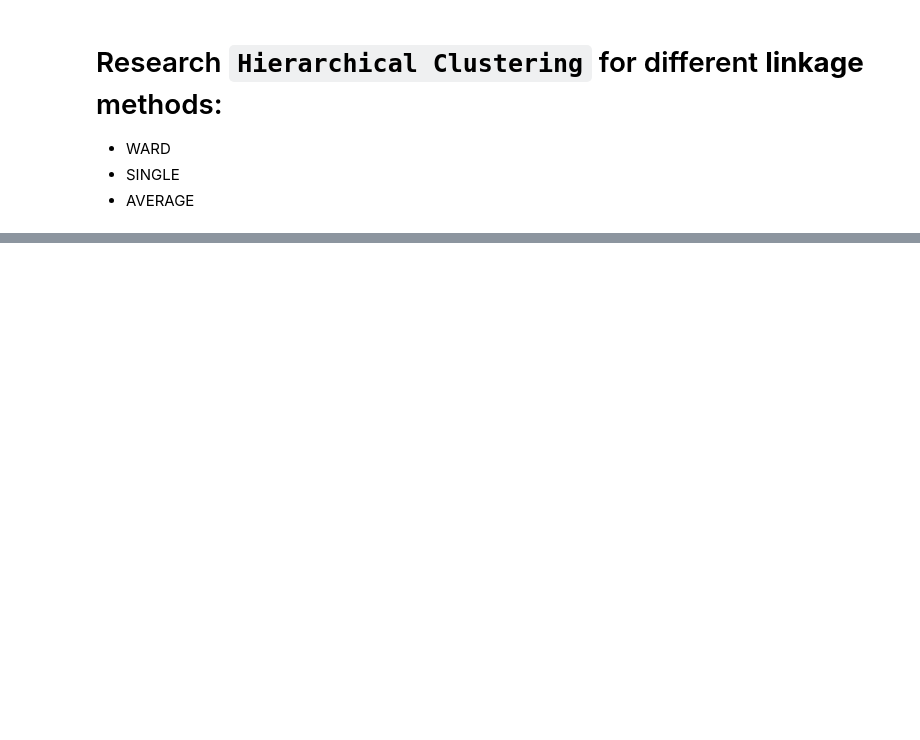
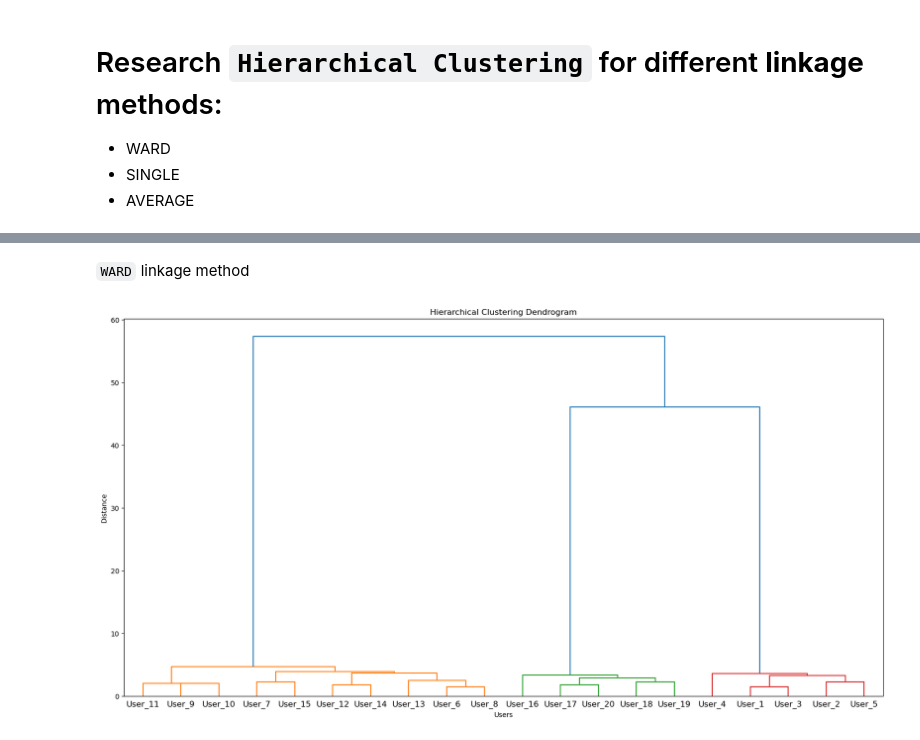
Before and after one commit to tgvp/Algoritmos-Recomendacao, a Jupyter notebook: src/rs-starter.ipynb, the cells around one changed output, grey strips where cells are left out. Saved outputs shown, nothing was run; the diff lists cells and outputs as text; code cells hidden in the pictures; blank space fills up the shorter version.

```diff
--- a/src/rs-starter.ipynb
+++ b/src/rs-starter.ipynb
@@ -1026,0 +1070,19 @@ array([7, 3, 2], dtype=int64)
+# %% [markdown]
+`WARD` linkage method
+# %%
+# Hierarchical clustering - ward
+linkage_matrix = linkage(explicit_matrix, method='ward', metric='euclidean')
+
+# Dendrogram
+plt.figure(figsize=(20, 10))
+dendrogram(linkage_matrix, labels=explicit_matrix.index, orientation='top', distance_sort='ascending', show_leaf_counts=True)
+plt.title('Hierarchical Clustering Dendrogram')
+plt.xlabel('Users')
+plt.ylabel('Distance')
+plt.show()
+
+fig = ff.create_dendrogram(explicit_matrix.values, orientation='bottom', labels=explicit_matrix.index, linkagefun=lambda x: linkage_matrix)
+fig.update_layout(width=800, height=500, title='Hierarchical Clustering Dendrogram')
+fig.show()
+# %% [output]
+[figure, added]
```
Also changed, not shown: parts of 8 cells of this notebook.
